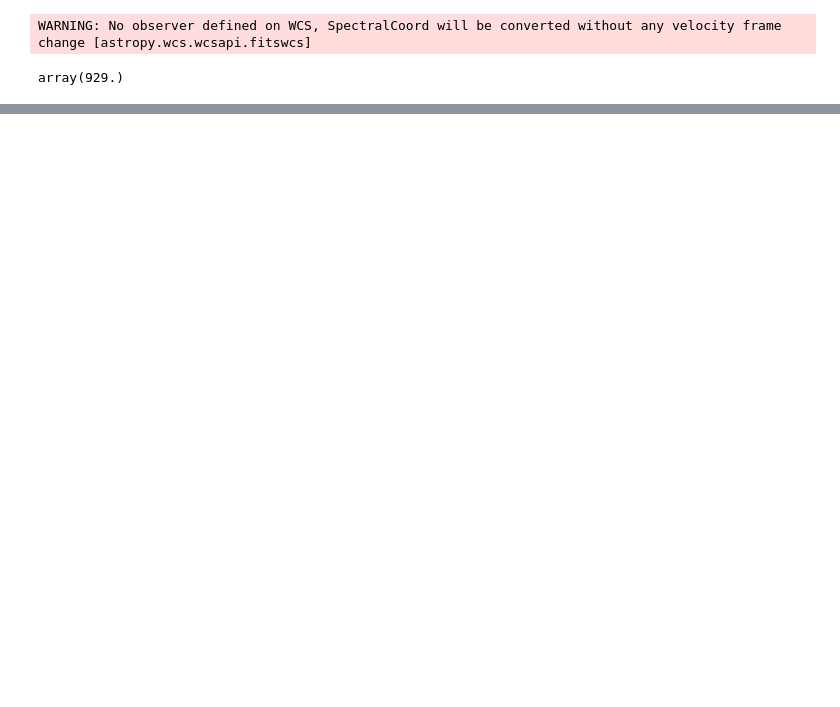
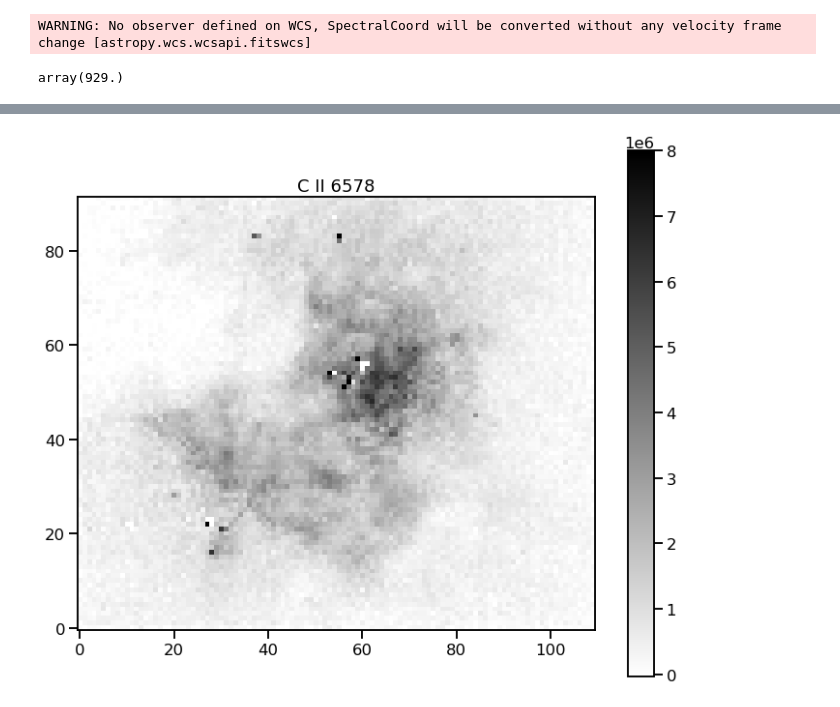
Before and after one commit to will-henney/eduardo-cii-permitted, a Jupyter notebook: notebooks/02-MUSE-6462.ipynb, the cells around one changed output, grey strips where cells are left out. Saved outputs shown, nothing was run; the diff lists cells and outputs as text; code cells hidden in the pictures; blank space fills up the shorter version.

```diff
--- a/notebooks/02-MUSE-6462.ipynb
+++ b/notebooks/02-MUSE-6462.ipynb
@@ -511,0 +582,14 @@ array(929.)
+# %%
+from scipy.interpolate import interp1d
+
+interpolator = interp1d(
+    kwindow + kshift,
+    nii_A_ratio * (
+        window_cube
+        - fac1[None, :, :] * p1(kwindow)[:, None, None]
+    ),
+    axis=0,
+    kind="linear",
+    fill_value="extrapolate",
+)
+window_shift = interpolator(kwindow)
@@ -511,0 +598,2 @@ array(929.)
+# %%
+window_cube_smooth = convolve(window_cube, kernel.reshape((3, 1, 1)))
@@ -511,0 +609,17 @@ array(929.)
+# %%
+window_cube_extract = (
+    window_cube_smooth
+    - window_shift
+    - fac2[None, :, :] * p2(kwindow)[:, None, None]
+)
+cii6578_map = np.sum(
+    window_cube_extract[925 - kw0:932 - kw0, ...],
+    axis=0,
+)
+# %%
+fig, ax = plt.subplots(figsize=(12,10))
+im = ax.imshow(cii6578_map, vmin=-3e4, vmax=8e6, origin="lower", cmap="gray_r")
+fig.colorbar(im, ax=ax)
+ax.set_title("C II 6578");
+# %% [output]
+[figure, added]
```
Also changed, not shown: parts of 48 cells of this notebook, 3 other files.
